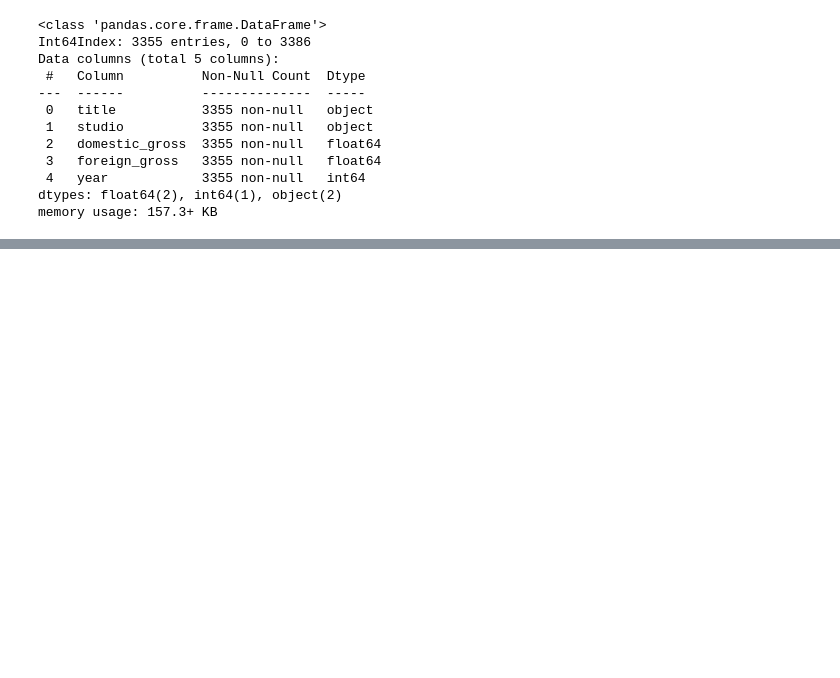
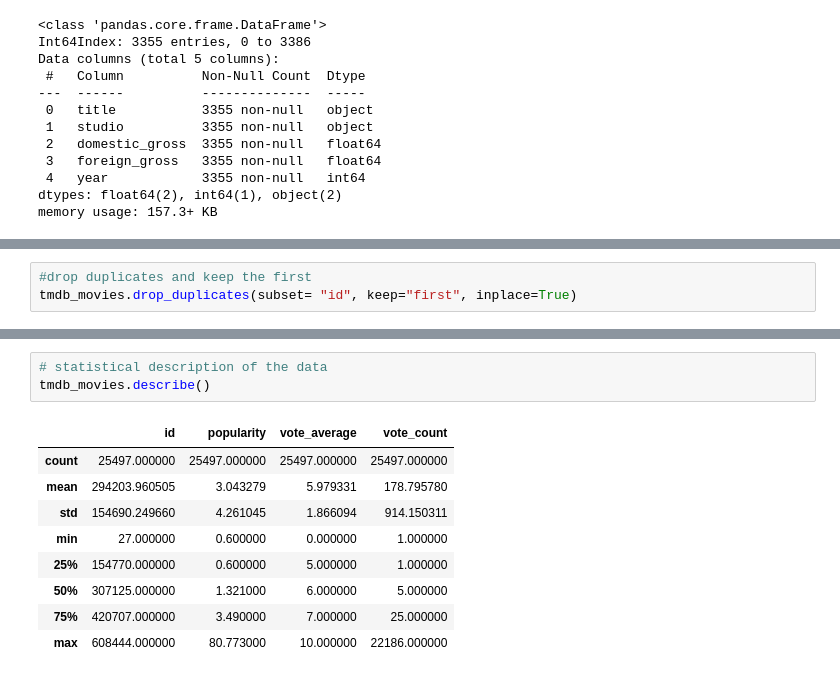
Before and after one commit to Dudimath/Microsoft-Film-Insights, a Jupyter notebook: Data Cleaning.ipynb, the cells around one changed output, grey strips where cells are left out. Cells and saved outputs as stored; diff of their text form; blank space fills up the shorter version.

```diff
--- a/Data Cleaning.ipynb
+++ b/Data Cleaning.ipynb
@@ -346,0 +451,3 @@ memory usage: 157.3+ KB
+# %%
+#drop duplicates and keep the first
+tmdb_movies.drop_duplicates(subset= "id", keep="first", inplace=True)
@@ -346,0 +474,13 @@ memory usage: 157.3+ KB
+# %%
+# statistical description of the data
+tmdb_movies.describe()
+# %% [output]
+|  | id | popularity | vote_average | vote_count |
+| count | 25497.000000 | 25497.000000 | 25497.000000 | 25497.000000 |
+| mean | 294203.960505 | 3.043279 | 5.979331 | 178.795780 |
+| std | 154690.249660 | 4.261045 | 1.866094 | 914.150311 |
+| min | 27.000000 | 0.600000 | 0.000000 | 1.000000 |
+| 25% | 154770.000000 | 0.600000 | 5.000000 | 1.000000 |
+| 50% | 307125.000000 | 1.321000 | 6.000000 | 5.000000 |
+| 75% | 420707.000000 | 3.490000 | 7.000000 | 25.000000 |
+| max | 608444.000000 | 80.773000 | 10.000000 | 22186.000000 |
```
Also changed, not shown: parts of 21 cells of this notebook.
